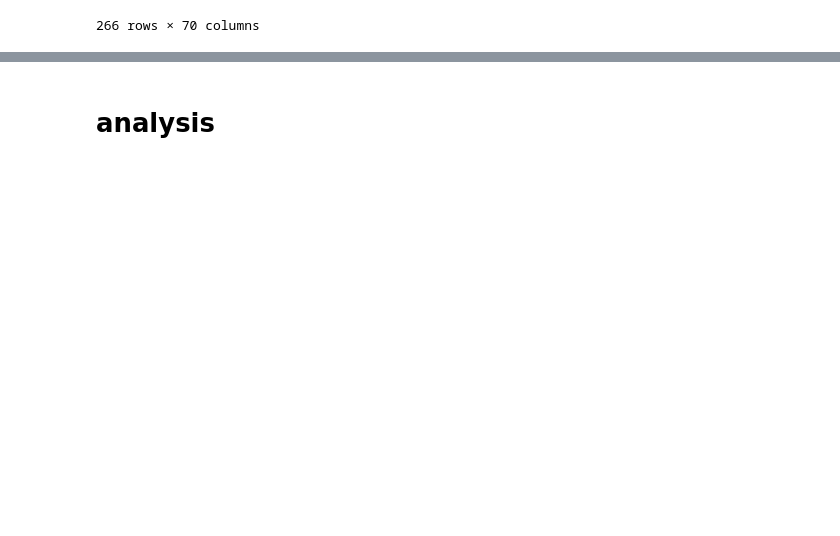
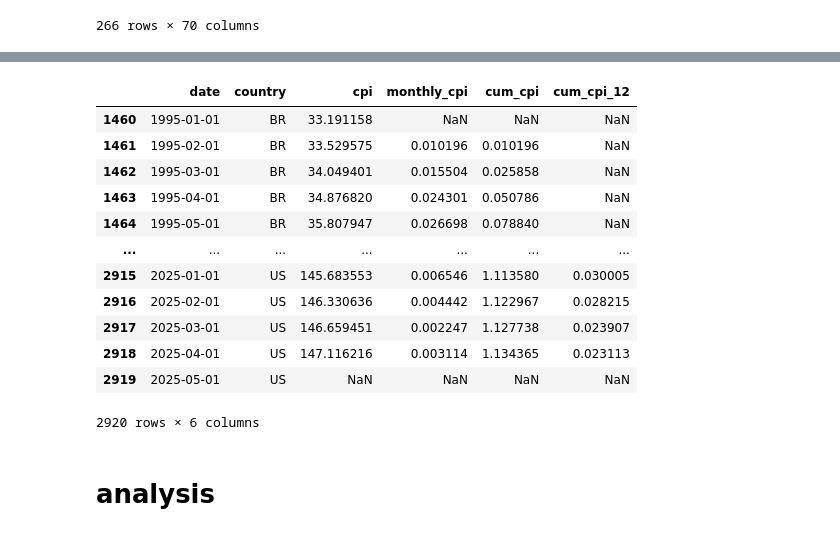
Before and after one commit to neon-belfante/CPI-analysis, a Jupyter notebook: analysis.ipynb, the cells around one changed output, grey strips where cells are left out. Cells and saved outputs as stored; diff of their text form; code cells hidden in the pictures; blank space fills up the shorter version.

```diff
--- a/analysis.ipynb
+++ b/analysis.ipynb
@@ -114,0 +162,22 @@ pd.read_csv(zip_file.open("API_FP.CPI.TOTL.ZG_DS2_en_csv_v2_80938.csv"),
+# %%
+url = 'http://dataservices.imf.org/REST/SDMX_JSON.svc/'
+param = [('dataset', 'IFS'),
+         ('freq', 'M'),
+         ('country', 'BR+MX+CL+CO+GB+US+JP+CH+DE'),
+         ('series', 'PCPI_IX'),
+         ('start', '?startPeriod=1995')]
+series = '.'.join([i[1] for i in param[1:4]])
+
+key = f'CompactData/{param[0][1]}/{series}{param[-1][1]}'
+r = requests.get(f'{url}{key}')
+r_json = r.json()
+data = r_json['CompactData']['DataSet']['Series']
+# Create pandas dataframe, column = country, row = obs
+df = pd.DataFrame({s['@REF_AREA']: # Each country/area
+                   {i['@TIME_PERIOD']: float(i['@OBS_VALUE'])
+                    for i in s['Obs']} for s in data})
+
+df.index = pd.to_datetime(df.index)
+df = df.reset_index(names="date")
+df = df.melt(id_vars='date', var_name="country", value_name="cpi").sort_values(['country', 'date'])
+df.head()
@@ -115,2 +204,21 @@ pd.read_csv(zip_file.open("API_FP.CPI.TOTL.ZG_DS2_en_csv_v2_80938.csv"),
+# %%
+df['monthly_cpi'] = df.groupby("country")['cpi'].pct_change(fill_method=None)
+df['cum_cpi'] = (df.groupby("country")['monthly_cpi']).transform(lambda x: (1+x).cumprod()) - 1
+df['cum_cpi_12'] = df.groupby("country")['monthly_cpi'].transform(lambda s:s.rolling(12).apply(lambda x: (1+x).prod()))-1
+df
+# %% [output]
+|  | date | country | cpi | monthly_cpi | cum_cpi | cum_cpi_12 |
+| 1460 | 1995-01-01 | BR | 33.191158 | NaN | NaN | NaN |
+| 1461 | 1995-02-01 | BR | 33.529575 | 0.010196 | 0.010196 | NaN |
+| 1462 | 1995-03-01 | BR | 34.049401 | 0.015504 | 0.025858 | NaN |
+| 1463 | 1995-04-01 | BR | 34.876820 | 0.024301 | 0.050786 | NaN |
+| 1464 | 1995-05-01 | BR | 35.807947 | 0.026698 | 0.078840 | NaN |
+| ... | ... | ... | ... | ... | ... | ... |
+| 2915 | 2025-01-01 | US | 145.683553 | 0.006546 | 1.113580 | 0.030005 |
+| 2916 | 2025-02-01 | US | 146.330636 | 0.004442 | 1.122967 | 0.028215 |
+| 2917 | 2025-03-01 | US | 146.659451 | 0.002247 | 1.127738 | 0.023907 |
+| 2918 | 2025-04-01 | US | 147.116216 | 0.003114 | 1.134365 | 0.023113 |
+| 2919 | 2025-05-01 | US | NaN | NaN | NaN | NaN |
+2920 rows × 6 columns
 # %% [markdown]
 # analysis
```
Also changed, not shown: parts of 12 cells of this notebook.
